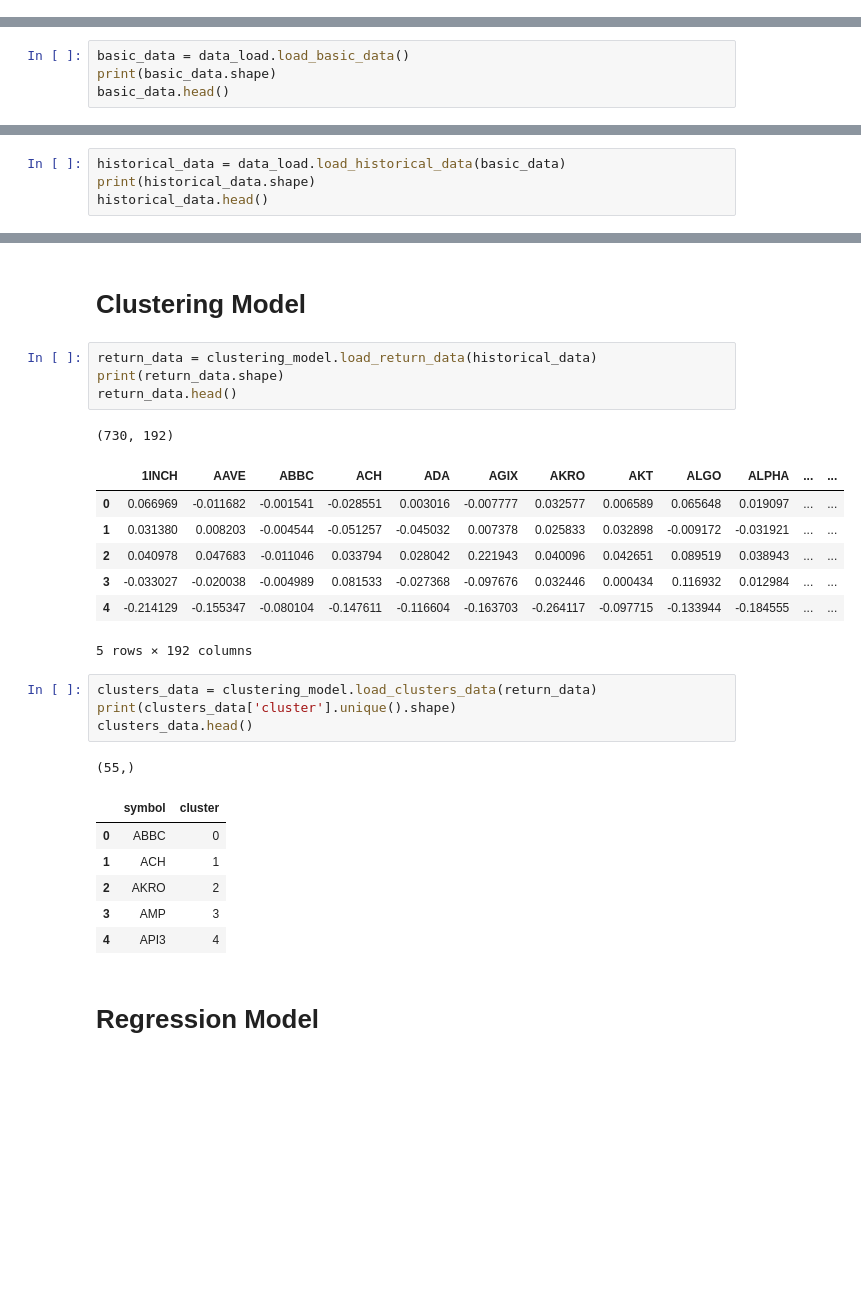
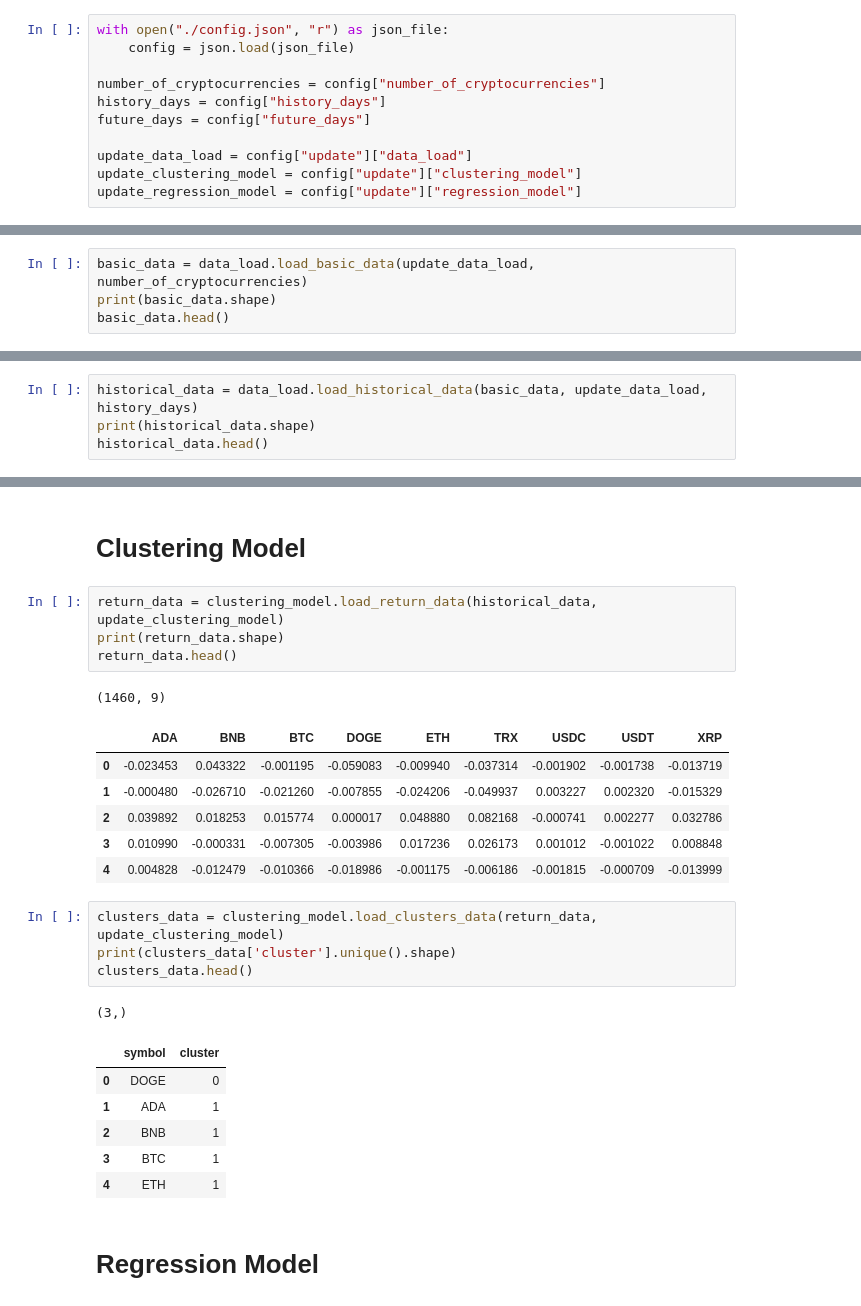
Before and after one commit to AleeRezaa/portfolio-selection-using-ml, a Jupyter notebook: Model/main.ipynb, the cells around one changed output, grey strips where cells are left out. Cells and saved outputs as stored; diff of their text form; blank space fills up the shorter version.

```diff
--- a/Model/main.ipynb
+++ b/Model/main.ipynb
@@ -3,10 +4,21 @@ import data_load
 import clustering_model
 %load_ext autoreload
 %autoreload 2
+# %%
+with open("./config.json", "r") as json_file:
+    config = json.load(json_file)
+
+number_of_cryptocurrencies = config["number_of_cryptocurrencies"]
+history_days = config["history_days"]
+future_days = config["future_days"]
+
+update_data_load = config["update"]["data_load"]
+update_clustering_model = config["update"]["clustering_model"]
+update_regression_model = config["update"]["regression_model"]
 # %% [markdown]
 # Data Load
 # %%
-basic_data = data_load.load_basic_data()
+basic_data = data_load.load_basic_data(update_data_load, number_of_cryptocurrencies)
 print(basic_data.shape)
 basic_data.head()
 # %% [output]
@@ -19,6 +31,6 @@ basic_data.head()
 | 4 | 52 | XRP | XRP | xrp | ['medium-of-exchange', 'enterpris... | 5 | 1060 | 5.297770e+10 | ... |
 # %%
-historical_data = data_load.load_historical_data(basic_data)
+historical_data = data_load.load_historical_data(basic_data, update_data_load, history_days)
 print(historical_data.shape)
 historical_data.head()
 # %% [output]
@@ -32,30 +44,29 @@ historical_data.head()
 # %% [markdown]
 # Clustering Model
 # %%
-return_data = clustering_model.load_return_data(historical_data)
+return_data = clustering_model.load_return_data(historical_data, update_clustering_model)
 print(return_data.shape)
 return_data.head()
 # %% [output]
-(730, 192)
+(1460, 9)
-|  | 1INCH | AAVE | ABBC | ACH | ADA | AGIX | AKRO | AKT | ALGO | ALPHA | ... | ... |
-| 0 | 0.066969 | -0.011682 | -0.001541 | -0.028551 | 0.003016 | -0.007777 | 0.032577 | 0.006589 | 0.065648 | 0.019097 | ... | ... |
-| 1 | 0.031380 | 0.008203 | -0.004544 | -0.051257 | -0.045032 | 0.007378 | 0.025833 | 0.032898 | -0.009172 | -0.031921 | ... | ... |
-| 2 | 0.040978 | 0.047683 | -0.011046 | 0.033794 | 0.028042 | 0.221943 | 0.040096 | 0.042651 | 0.089519 | 0.038943 | ... | ... |
-| 3 | -0.033027 | -0.020038 | -0.004989 | 0.081533 | -0.027368 | -0.097676 | 0.032446 | 0.000434 | 0.116932 | 0.012984 | ... | ... |
-| 4 | -0.214129 | -0.155347 | -0.080104 | -0.147611 | -0.116604 | -0.163703 | -0.264117 | -0.097715 | -0.133944 | -0.184555 | ... | ... |
+|  | ADA | BNB | BTC | DOGE | ETH | TRX | USDC | USDT | XRP |
+| 0 | -0.023453 | 0.043322 | -0.001195 | -0.059083 | -0.009940 | -0.037314 | -0.001902 | -0.001738 | -0.013719 |
+| 1 | -0.000480 | -0.026710 | -0.021260 | -0.007855 | -0.024206 | -0.049937 | 0.003227 | 0.002320 | -0.015329 |
+| 2 | 0.039892 | 0.018253 | 0.015774 | 0.000017 | 0.048880 | 0.082168 | -0.000741 | 0.002277 | 0.032786 |
+| 3 | 0.010990 | -0.000331 | -0.007305 | -0.003986 | 0.017236 | 0.026173 | 0.001012 | -0.001022 | 0.008848 |
+| 4 | 0.004828 | -0.012479 | -0.010366 | -0.018986 | -0.001175 | -0.006186 | -0.001815 | -0.000709 | -0.013999 |
-5 rows × 192 columns
 # %%
-clusters_data = clustering_model.load_clusters_data(return_data)
+clusters_data = clustering_model.load_clusters_data(return_data, update_clustering_model)
 print(clusters_data['cluster'].unique().shape)
 clusters_data.head()
 # %% [output]
-(55,)
+(3,)
 |  | symbol | cluster |
-| 0 | ABBC | 0 |
-| 1 | ACH | 1 |
-| 2 | AKRO | 2 |
-| 3 | AMP | 3 |
-| 4 | API3 | 4 |
+| 0 | DOGE | 0 |
+| 1 | ADA | 1 |
+| 2 | BNB | 1 |
+| 3 | BTC | 1 |
+| 4 | ETH | 1 |
 # %% [markdown]
 # Regression Model
 # %%
```
Also changed, not shown: parts of 17 cells of this notebook, 3 other files.
